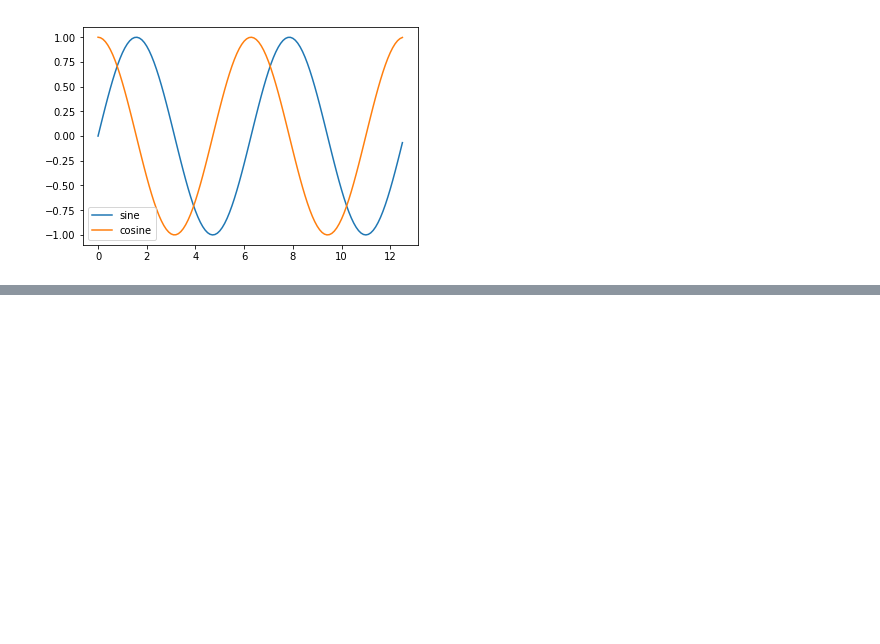
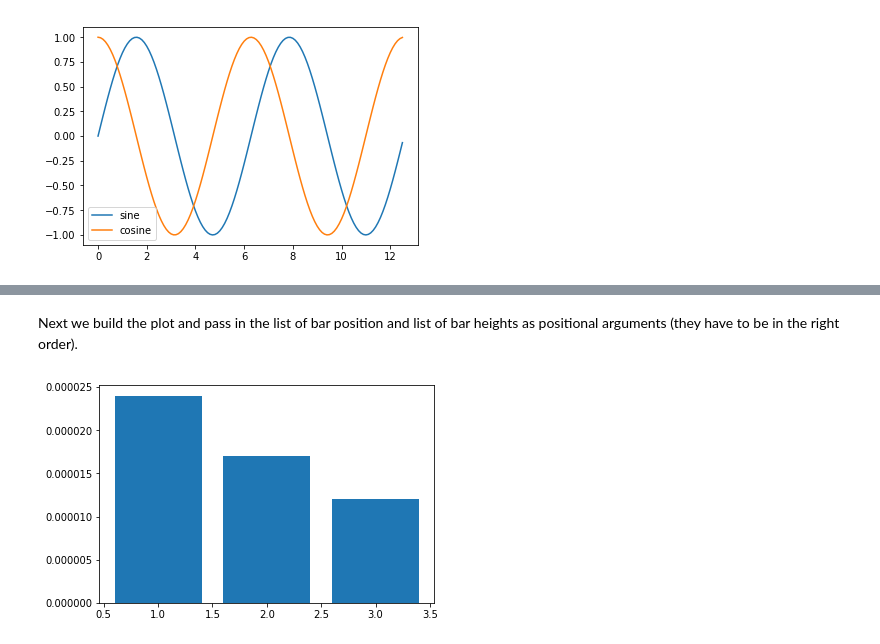
Before and after one commit to ProfessorKazarinoff/ENGR101, a Jupyter notebook: notes/Lab_8_Notes-Plotting_with_Python.ipynb, the cells around one changed output, grey strips where cells are left out. Cells and saved outputs as stored; diff of their text form; code cells hidden in the pictures; blank space fills up the shorter version.

```diff
--- a/notes/Lab_8_Notes-Plotting_with_Python.ipynb
+++ b/notes/Lab_8_Notes-Plotting_with_Python.ipynb
@@ -336,0 +383,12 @@ plt.show()
+# %%
+materials = ['Aluminum', 'Copper', 'Steel']
+CTEs = [24e-6, 17e-6, 12e-6]
+bar_pos = [1,2,3]
+# %% [markdown]
+Next we build the plot and pass in the list of bar position and list of bar heights as positional arguments (they have to be in the right order).
+# %%
+# Build the plot
+plt.bar(bar_pos,CTEs)
+plt.show()
+# %% [output]
+[figure, added]
```
Also changed, not shown: parts of 13 cells of this notebook, 3 other files.
